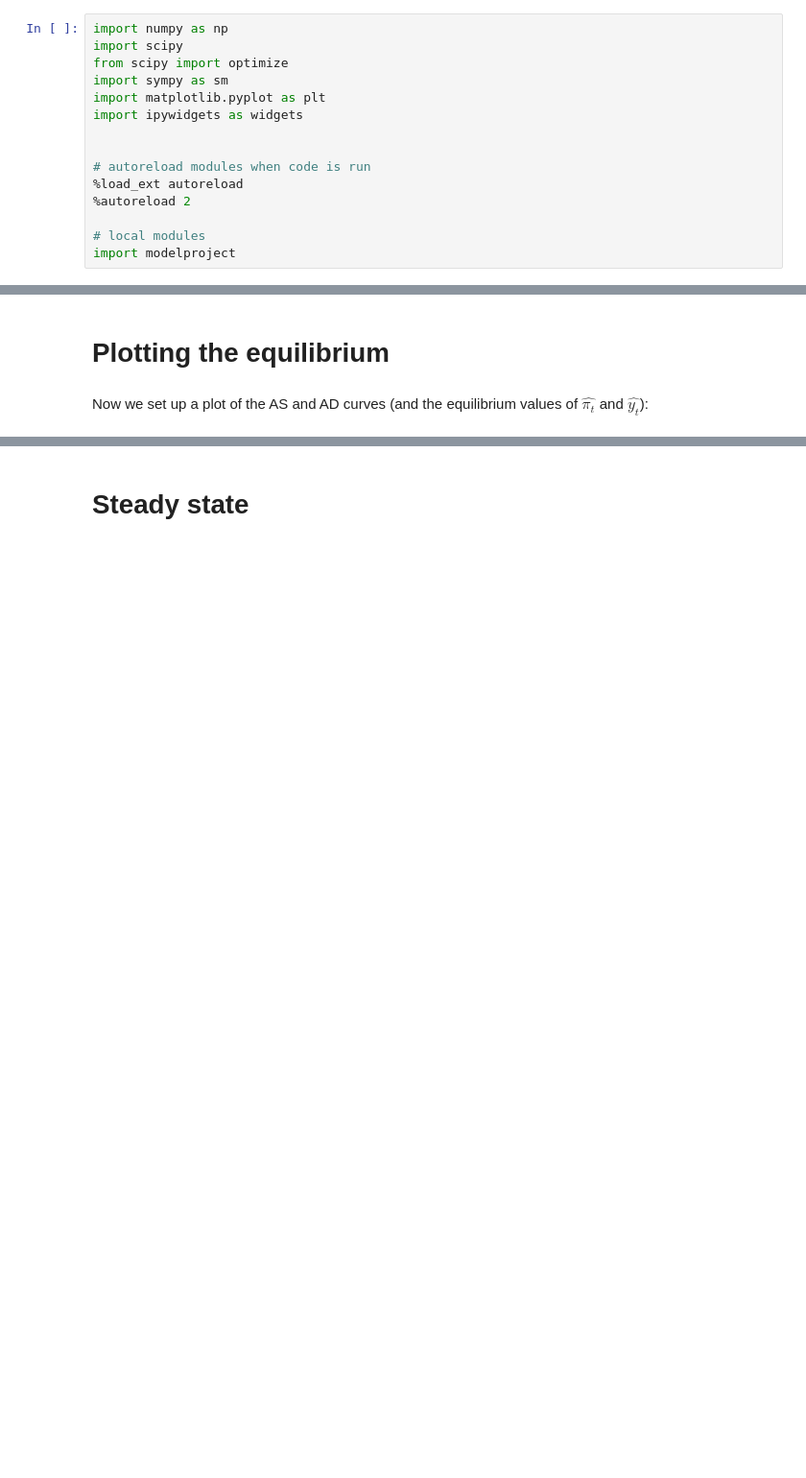
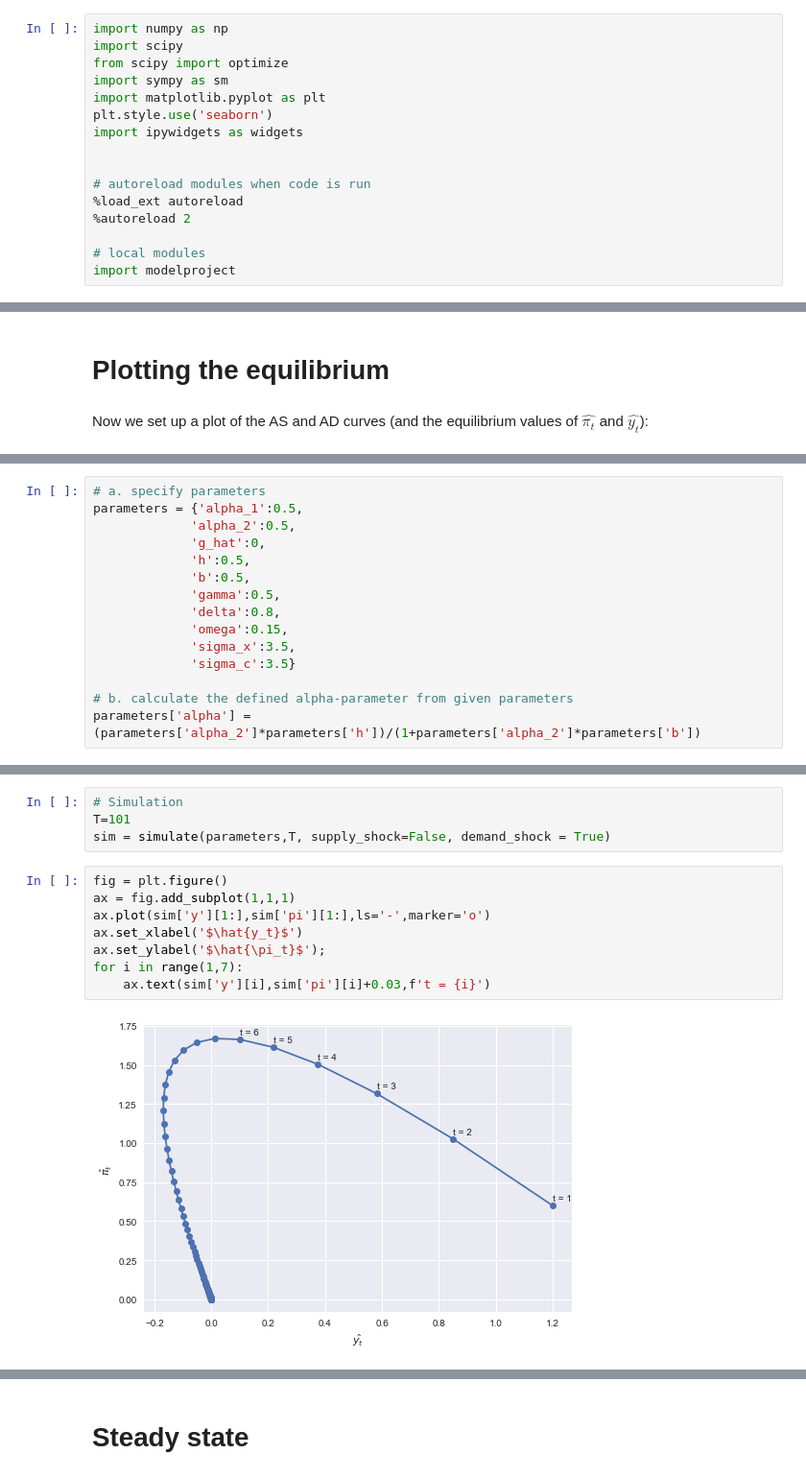
Before and after one commit to NumEconCopenhagen/projects-2020-mathilde-mathilde, a Jupyter notebook: modelproject/modelproject.ipynb, the cells around one changed output, grey strips where cells are left out. Shown at 96% size. Saved outputs shown, nothing was run; the diff lists cells and outputs as text; blank space fills up the shorter version.

```diff
--- a/modelproject/modelproject.ipynb
+++ b/modelproject/modelproject.ipynb
@@ -15,6 +15,7 @@ import scipy
 from scipy import optimize
 import sympy as sm
 import matplotlib.pyplot as plt
+plt.style.use('seaborn')
 import ipywidgets as widgets
 
 
@@ -163,0 +200,15 @@ def SRAS(t):
+# %%
+# a. specify parameters
+parameters = {'alpha_1':0.5,
+             'alpha_2':0.5,
+             'g_hat':0,
+             'h':0.5,
+             'b':0.5,
+             'gamma':0.5,
+             'delta':0.8,
+             'omega':0.15,
+             'sigma_x':3.5,
+             'sigma_c':3.5}
+
+# b. calculate the defined alpha-parameter from given parameters
+parameters['alpha'] = (parameters['alpha_2']*parameters['h'])/(1+parameters['alpha_2']*parameters['b'])
@@ -163,0 +270,14 @@ def SRAS(t):
+# %%
+# Simulation
+T=101
+sim = simulate(parameters,T, supply_shock=False, demand_shock = True)
+# %%
+fig = plt.figure()
+ax = fig.add_subplot(1,1,1)
+ax.plot(sim['y'][1:],sim['pi'][1:],ls='-',marker='o')
+ax.set_xlabel('$\hat{y_t}$')
+ax.set_ylabel('$\hat{\pi_t}$');
+for i in range(1,7):
+    ax.text(sim['y'][i],sim['pi'][i]+0.03,f't = {i}')
+# %% [output]
+[figure, added]
```
Also changed, not shown: parts of 12 cells of this notebook.
